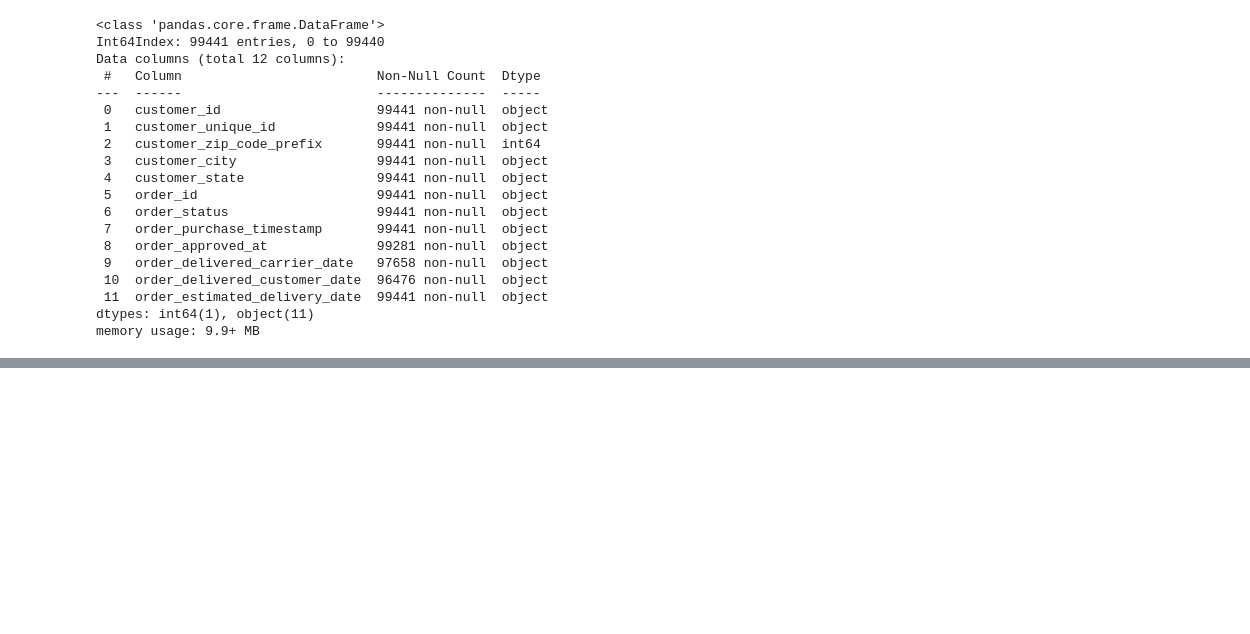
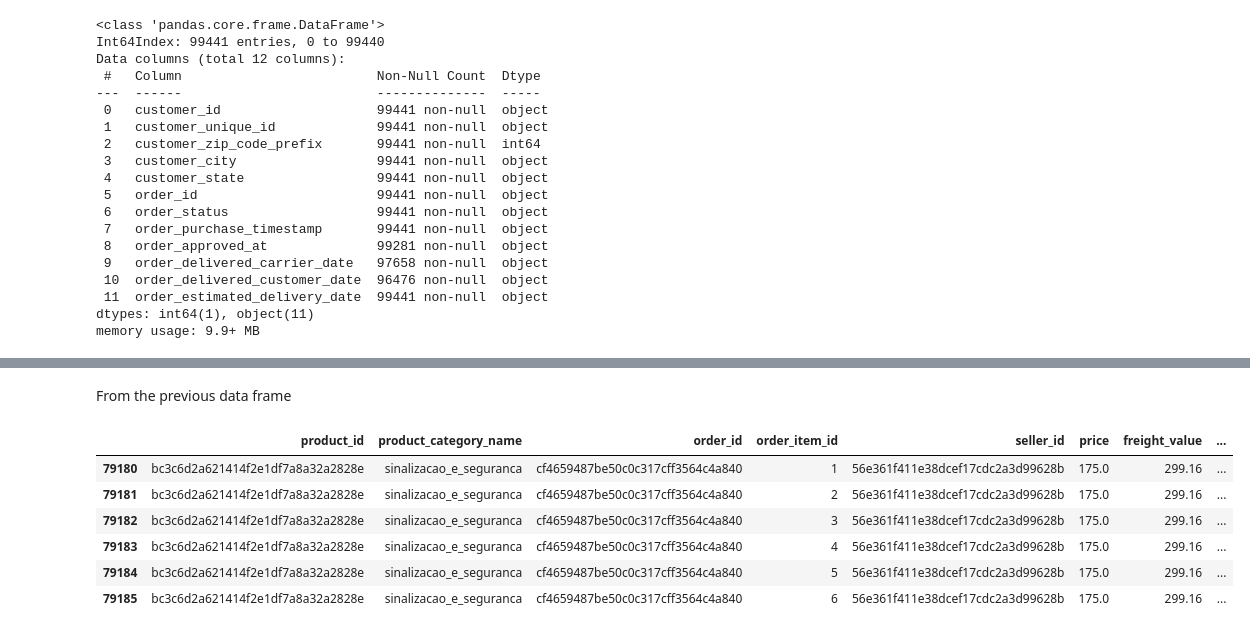
Before and after one commit to MariaDBPerez/clients_segmentation, a Jupyter notebook: project_5.ipynb, the cells around one changed output, grey strips where cells are left out. Saved outputs shown, nothing was run; the diff lists cells and outputs as text; code cells hidden in the pictures; blank space fills up the shorter version.

Commit message:
union of data sets for RFM

```diff
--- a/project_5.ipynb
+++ b/project_5.ipynb
@@ -386,0 +525,2 @@ We will perform the third merge by merging the resulting data frame from the sec
+# %%
+reviews_customers_and_orders_df = reviews_customers_and_orders_df.drop(columns=['review_creation_date', 'review_answer_timestamp'])
@@ -386,0 +563,2 @@ We will perform the third merge by merging the resulting data frame from the sec
+# %%
+payments_reviews_customers_and_orders_df = pd.merge(olist_order_payments_df, reviews_customers_and_orders_df, on='order_id')
@@ -386,0 +585,2 @@ We will perform the third merge by merging the resulting data frame from the sec
+# %%
+payments_reviews_customers_and_orders_df = payments_reviews_customers_and_orders_df.drop(columns=['payment_sequential', 'payment_installments'])
@@ -386,0 +591,2 @@ We will perform the third merge by merging the resulting data frame from the sec
+# %%
+payments_reviews_customers_orders_products_order_items_df = pd.merge(products_and_orders_items_df, payments_reviews_customers_and_orders_df, on='order_id')
@@ -386,0 +613,13 @@ We will perform the third merge by merging the resulting data frame from the sec
+# %% [markdown]
+From the previous data frame
+# %%
+payments_reviews_customers_orders_products_order_items_df[payments_reviews_customers_orders_products_order_items_df['order_id'] == 'cf4659487be50c0c317cff3564c4a840']
+# payments_reviews_customers_orders_products_order_items_df[payments_reviews_customers_orders_products_order_items_df['order_id'] == 'cf4659487be50c0c317cff3564c4a840'].drop_duplicates('order_id', keep='last')
+# %% [output]
+|  | product_id | product_category_name | order_id | order_item_id | seller_id | price | freight_value | ... |
+| 79180 | bc3c6d2a621414f2e1df7a8a32a2828e | sinalizacao_e_seguranca | cf4659487be50c0c317cff3564c4a840 | 1 | 56e361f411e38dcef17cdc2a3d99628b | 175.0 | 299.16 | ... |
+| 79181 | bc3c6d2a621414f2e1df7a8a32a2828e | sinalizacao_e_seguranca | cf4659487be50c0c317cff3564c4a840 | 2 | 56e361f411e38dcef17cdc2a3d99628b | 175.0 | 299.16 | ... |
+| 79182 | bc3c6d2a621414f2e1df7a8a32a2828e | sinalizacao_e_seguranca | cf4659487be50c0c317cff3564c4a840 | 3 | 56e361f411e38dcef17cdc2a3d99628b | 175.0 | 299.16 | ... |
+| 79183 | bc3c6d2a621414f2e1df7a8a32a2828e | sinalizacao_e_seguranca | cf4659487be50c0c317cff3564c4a840 | 4 | 56e361f411e38dcef17cdc2a3d99628b | 175.0 | 299.16 | ... |
+| 79184 | bc3c6d2a621414f2e1df7a8a32a2828e | sinalizacao_e_seguranca | cf4659487be50c0c317cff3564c4a840 | 5 | 56e361f411e38dcef17cdc2a3d99628b | 175.0 | 299.16 | ... |
+| 79185 | bc3c6d2a621414f2e1df7a8a32a2828e | sinalizacao_e_seguranca | cf4659487be50c0c317cff3564c4a840 | 6 | 56e361f411e38dcef17cdc2a3d99628b | 175.0 | 299.16 | ... |
```
Also changed, not shown: parts of 65 cells of this notebook.
